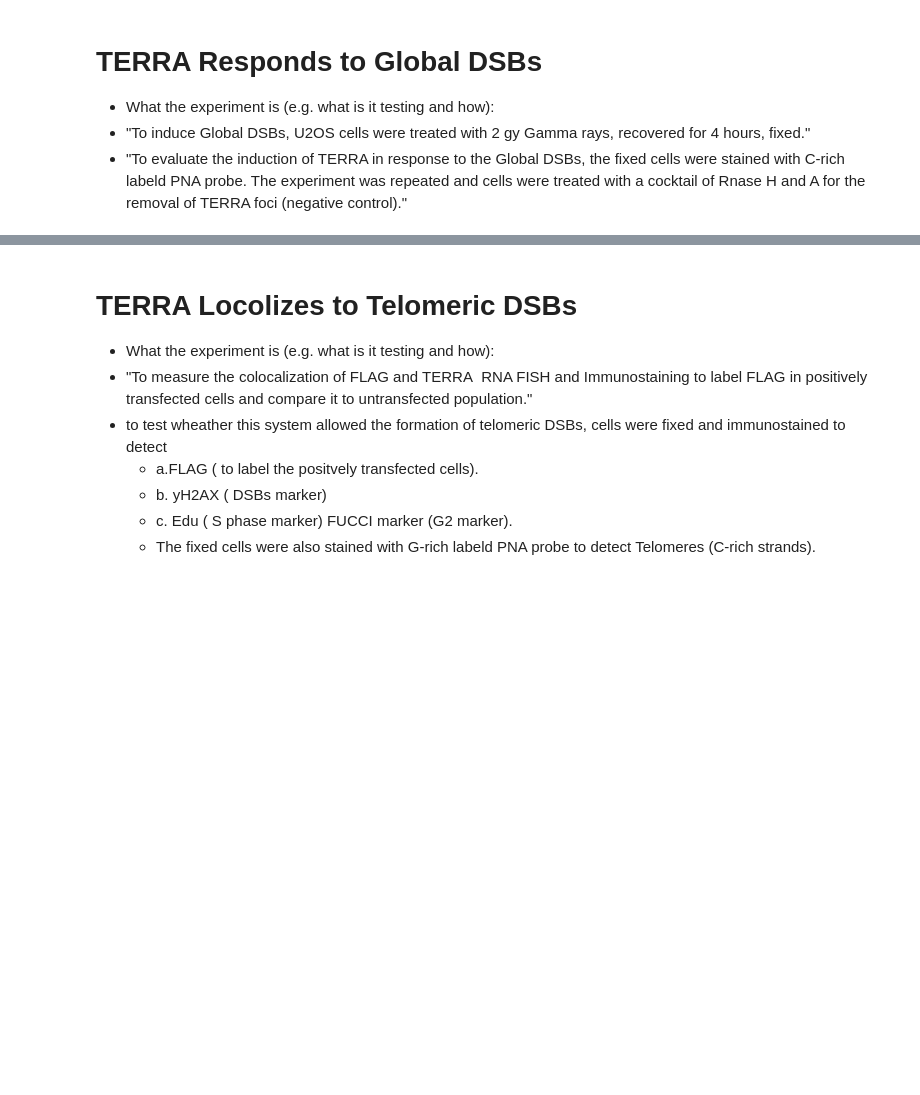
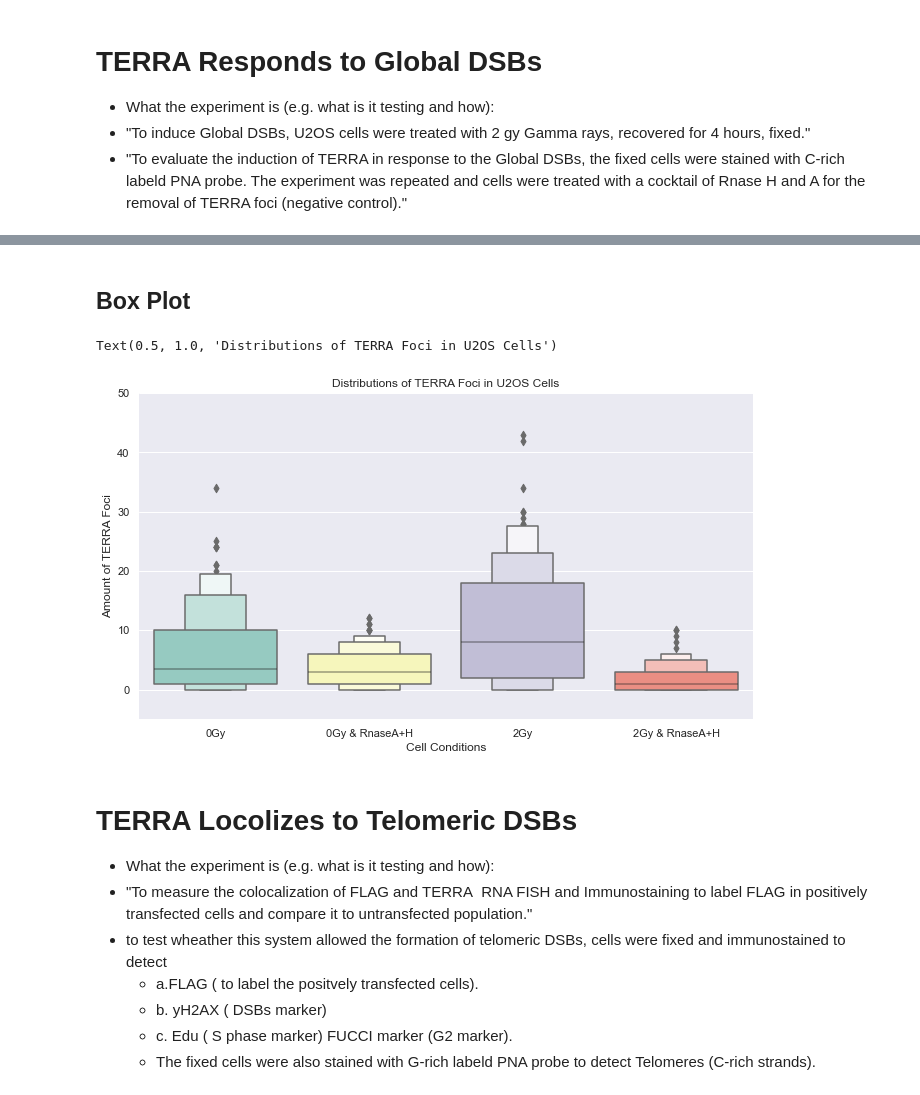
Before and after one commit to aidan-lew/TERRA_DSB, a Jupyter notebook: refined_terra_dsb.ipynb, the cells around one changed output, grey strips where cells are left out. Saved outputs shown, nothing was run; the diff lists cells and outputs as text; code cells hidden in the pictures; blank space fills up the shorter version.

```diff
--- a/refined_terra_dsb.ipynb
+++ b/refined_terra_dsb.ipynb
@@ -16,3 +131,18 @@ This project is the data analysis of Dr. Taghreed Mohammed Al Turki's PhD data,
+# %% [markdown]
+## Box Plot
+# %%
+# A better representation of the distribution
+f, ax = plt.subplots(figsize=(11, 6))
+ax = sns.set(font_scale=1)
+ax = sns.boxenplot(x=global_df['Cell Condition'],  palette="Set3", y='Distribution of TERRA Foci/Cell',
+                 data=global_df, order = ['0Gy','0Gy & RnaseA+H','2Gy','2Gy & RnaseA+H'])
+
+ax.set(ylim=(-5, 50), xlabel= "Cell Conditions", ylabel="Amount of TERRA Foci")
+sns.despine(left=True, bottom=True)
+plt.title('Distributions of TERRA Foci in U2OS Cells')
+# %% [output]
+Text(0.5, 1.0, 'Distributions of TERRA Foci in U2OS Cells')
+[figure, added]
 # %% [markdown]
 # TERRA Locolizes to Telomeric DSBs
   - What the experiment is (e.g. what is it testing and how):
```
Also changed, not shown: parts of 23 cells of this notebook, 1 other file.
